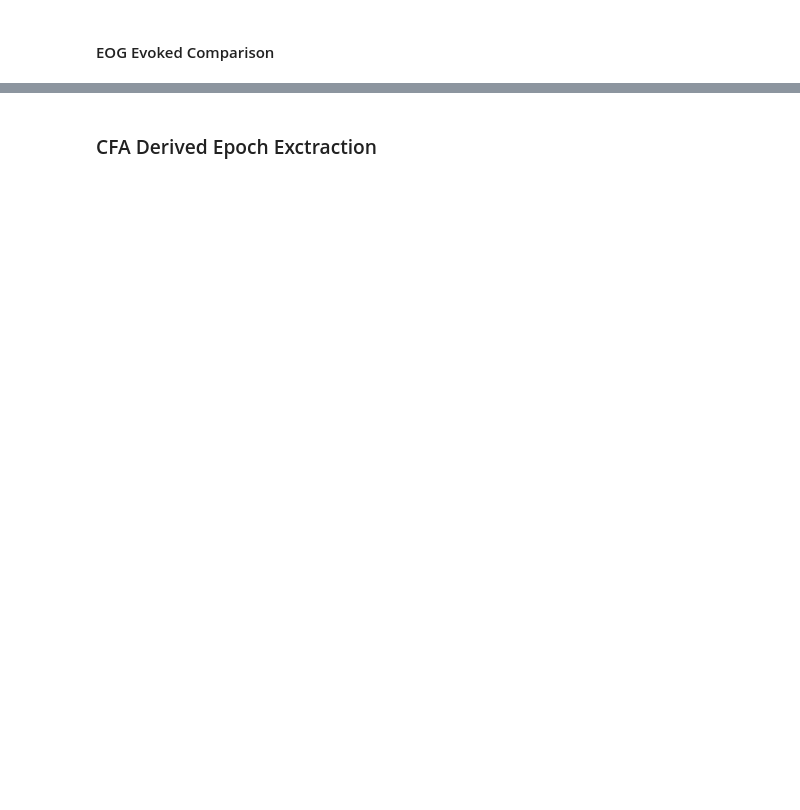
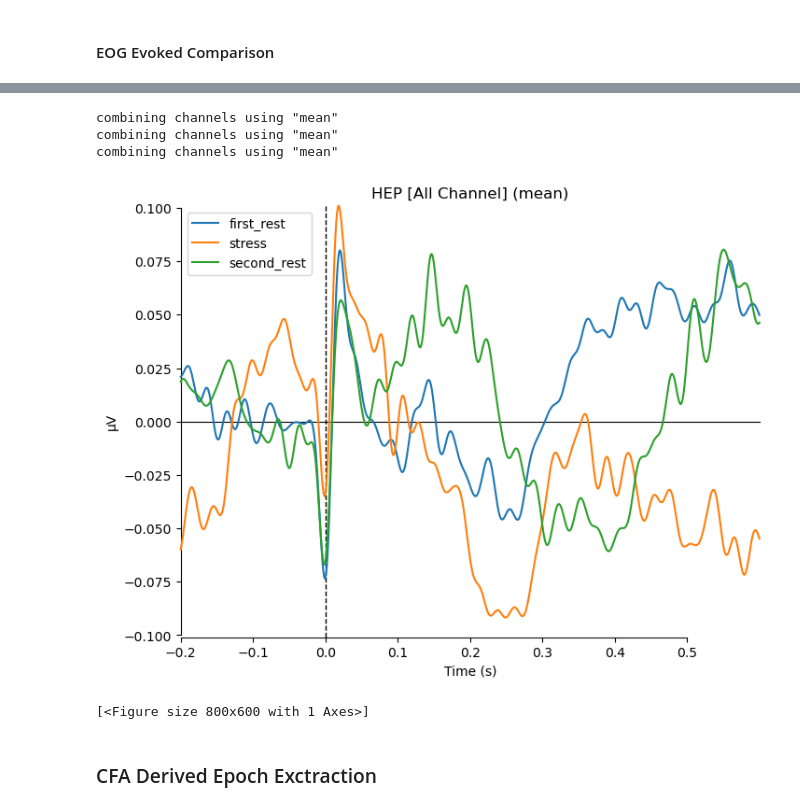
Before and after one commit to jeremiaimanuel/Stress-Analysis, a Jupyter notebook: epoch_and_filtered_extraction.ipynb, the cells around one changed output, grey strips where cells are left out. Cells and saved outputs as stored; diff of their text form; code cells hidden in the pictures; blank space fills up the shorter version.

```diff
--- a/epoch_and_filtered_extraction.ipynb
+++ b/epoch_and_filtered_extraction.ipynb
@@ -699,6 +765,12 @@ eog_second_epoch = mne.Epochs(eog_filt_secondrest,events = pan_tompkins_events,
 # %%
-# evokeds = dict(first_rest = eog_first_evoked,stress = eog_stress_evoked,second_rest = eog_second_evoked)
-# mne.viz.plot_compare_evokeds(evokeds,title = 'HEP [All Channel]',combine="mean")
+evokeds = dict(first_rest = eog_first_evoked,stress = eog_stress_evoked,second_rest = eog_second_evoked)
+mne.viz.plot_compare_evokeds(evokeds,title = 'HEP [All Channel]',combine="mean")
+# %% [output]
+combining channels using "mean"
+combining channels using "mean"
+combining channels using "mean"
+[figure, added]
+[<Figure size 800x600 with 1 Axes>]
 # %% [markdown]
  ### CFA Derived Epoch Exctraction
 # %%
```
Also changed, not shown: parts of 14 cells of this notebook.
